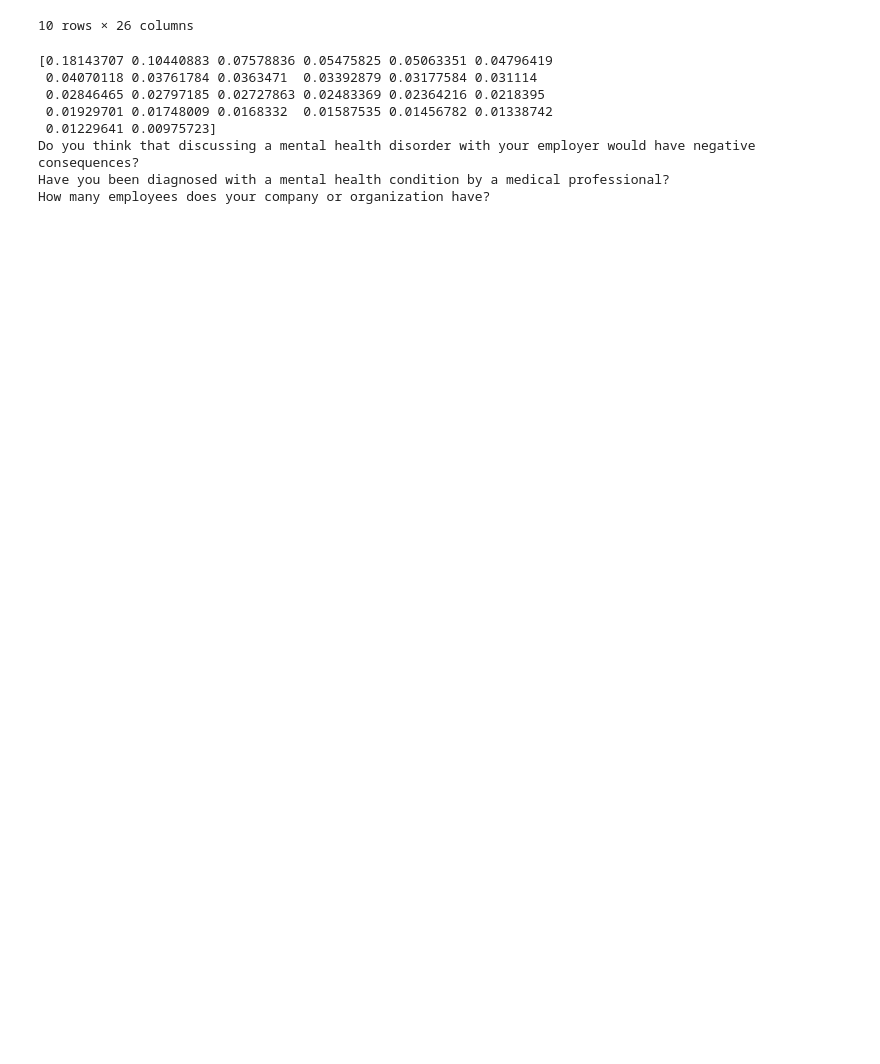
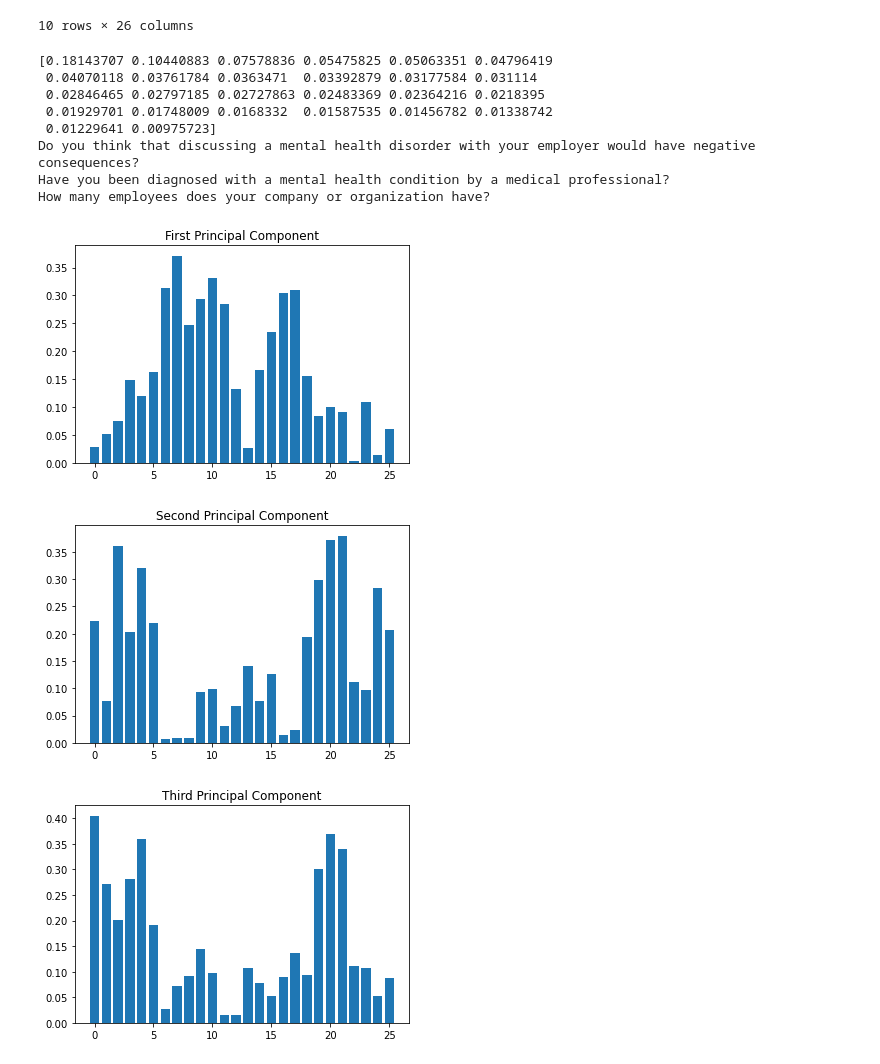
Before and after one commit to kwu78/Mental-Health-Issue, a Jupyter notebook: PCA_PCM_Clustering_RFC.ipynb, the cells around one changed output. Saved outputs shown, nothing was run; the diff lists cells and outputs as text; code cells hidden in the pictures; blank space fills up the shorter version.

```diff
--- a/PCA + Clustering.ipynb
+++ b/PCA_PCM_Clustering_RFC.ipynb
@@ -106,3 +106,27 @@ from matplotlib import pyplot as plt
+# %%
+# Visualization
+first_pc = np.abs(pca.components_[0, :])
+second_pc = np.abs(pca.components_[1, :])
+third_pc = np.abs(pca.components_[2, :])
+
+plt.figure(1)
+plt.bar(np.arange(0,len(first_pc)),first_pc)
+plt.title('First Principal Component')
+plt.show()
+
+plt.figure(2)
+plt.bar(np.arange(0,len(second_pc)),second_pc)
+plt.title('Second Principal Component')
+plt.show()
+
+plt.figure(3)
+plt.bar(np.arange(0,len(third_pc)),third_pc)
+plt.title('Third Principal Component')
+plt.show()
+# %% [output]
+[figure, added]
+[figure, added]
+[figure, added]
 # %%
 # Correlation Matrix
 pcm = np.corrcoef(xFeat, y_current, rowvar=False)
```
Also changed, not shown: parts of 26 cells of this notebook, 1 other file.
